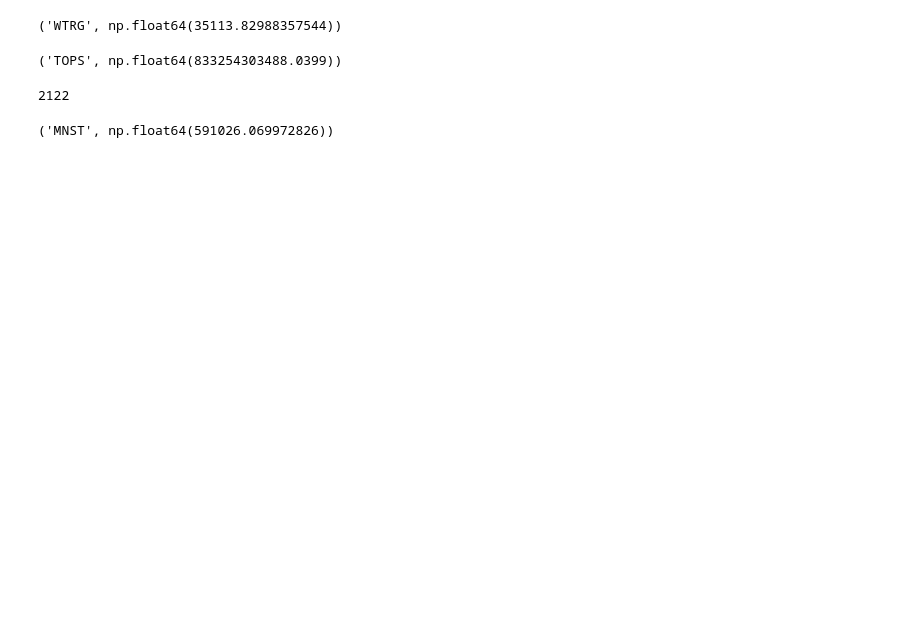
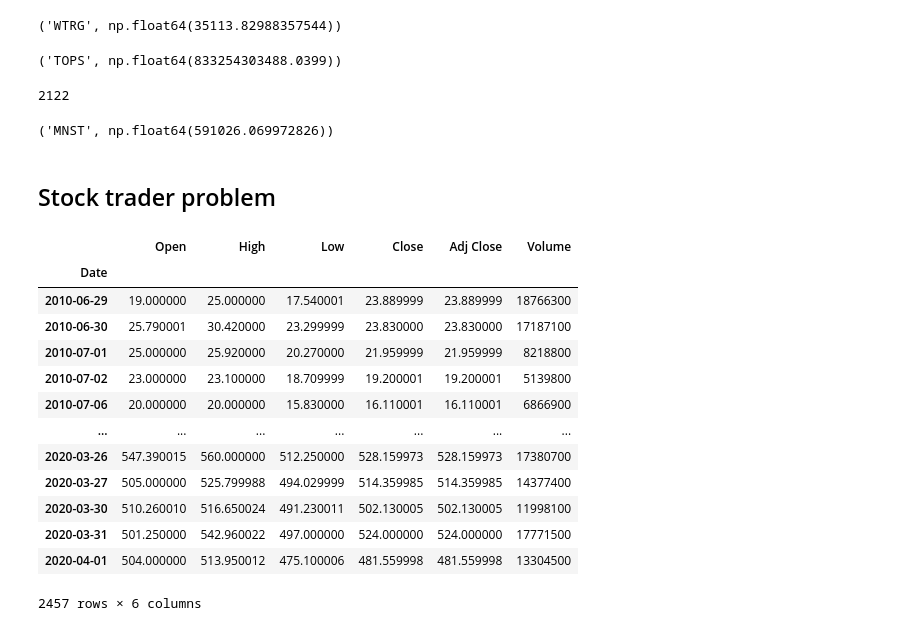
Before and after one commit to ashliujjainkar/Stock_market_analysis, a Jupyter notebook: stock_market.ipynb, the cells around one changed output. Cells and saved outputs as stored; diff of their text form; code cells hidden in the pictures; blank space fills up the shorter version.

```diff
--- a/stock_market.ipynb
+++ b/stock_market.ipynb
@@ -320,3 +283,23 @@ best_stock,highest_return = best_stock(stocks_2000,'2000-01-01',1000)
 best_stock,highest_return
 # %% [output]
 ('MNST', np.float64(591026.069972826))
+# %% [markdown]
+## Stock trader problem
+# %%
+tsla = Stock('TSLA')
+tsla.data
+# %% [output]
+|  | Open | High | Low | Close | Adj Close | Volume |
+| Date |  |  |  |  |  |  |
+| 2010-06-29 | 19.000000 | 25.000000 | 17.540001 | 23.889999 | 23.889999 | 18766300 |
+| 2010-06-30 | 25.790001 | 30.420000 | 23.299999 | 23.830000 | 23.830000 | 17187100 |
+| 2010-07-01 | 25.000000 | 25.920000 | 20.270000 | 21.959999 | 21.959999 | 8218800 |
+| 2010-07-02 | 23.000000 | 23.100000 | 18.709999 | 19.200001 | 19.200001 | 5139800 |
+| 2010-07-06 | 20.000000 | 20.000000 | 15.830000 | 16.110001 | 16.110001 | 6866900 |
+| ... | ... | ... | ... | ... | ... | ... |
+| 2020-03-26 | 547.390015 | 560.000000 | 512.250000 | 528.159973 | 528.159973 | 17380700 |
+| 2020-03-27 | 505.000000 | 525.799988 | 494.029999 | 514.359985 | 514.359985 | 14377400 |
+| 2020-03-30 | 510.260010 | 516.650024 | 491.230011 | 502.130005 | 502.130005 | 11998100 |
+| 2020-03-31 | 501.250000 | 542.960022 | 497.000000 | 524.000000 | 524.000000 | 17771500 |
+| 2020-04-01 | 504.000000 | 513.950012 | 475.100006 | 481.559998 | 481.559998 | 13304500 |
+2457 rows × 6 columns
```
Also changed, not shown: parts of 32 cells of this notebook.
